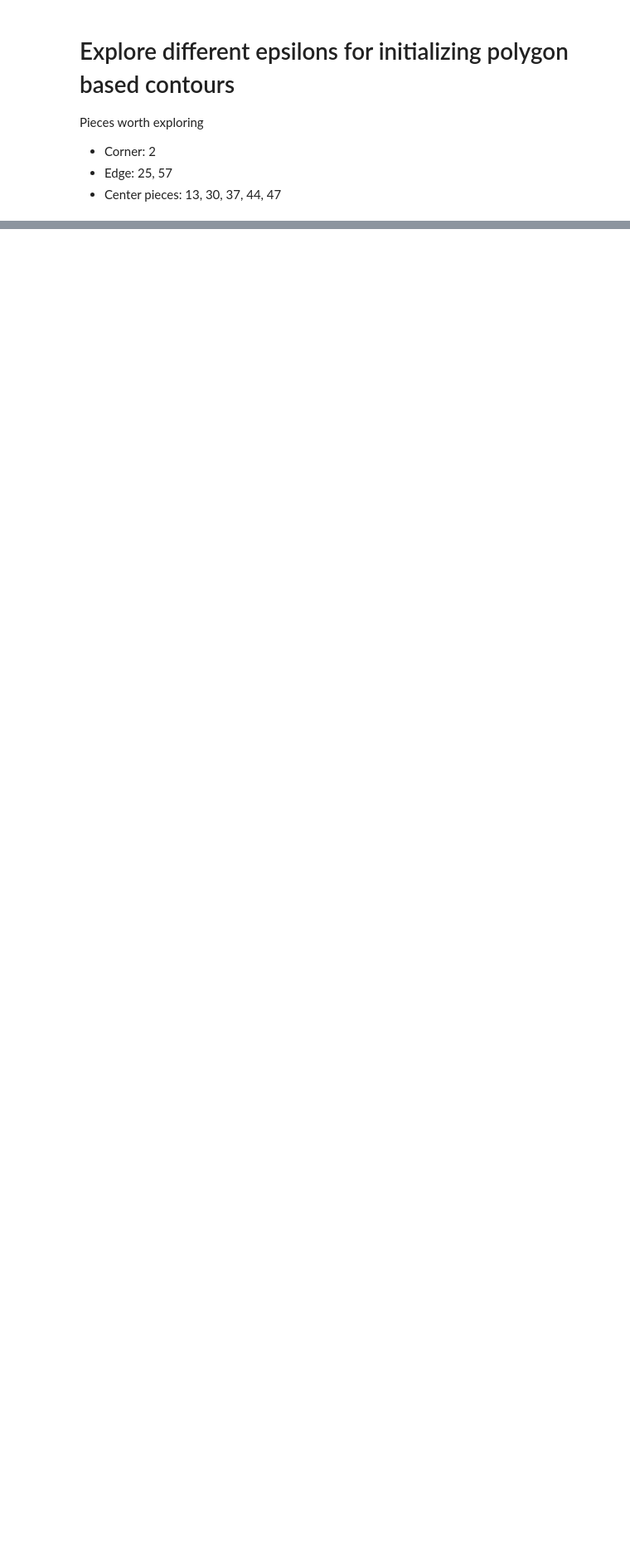
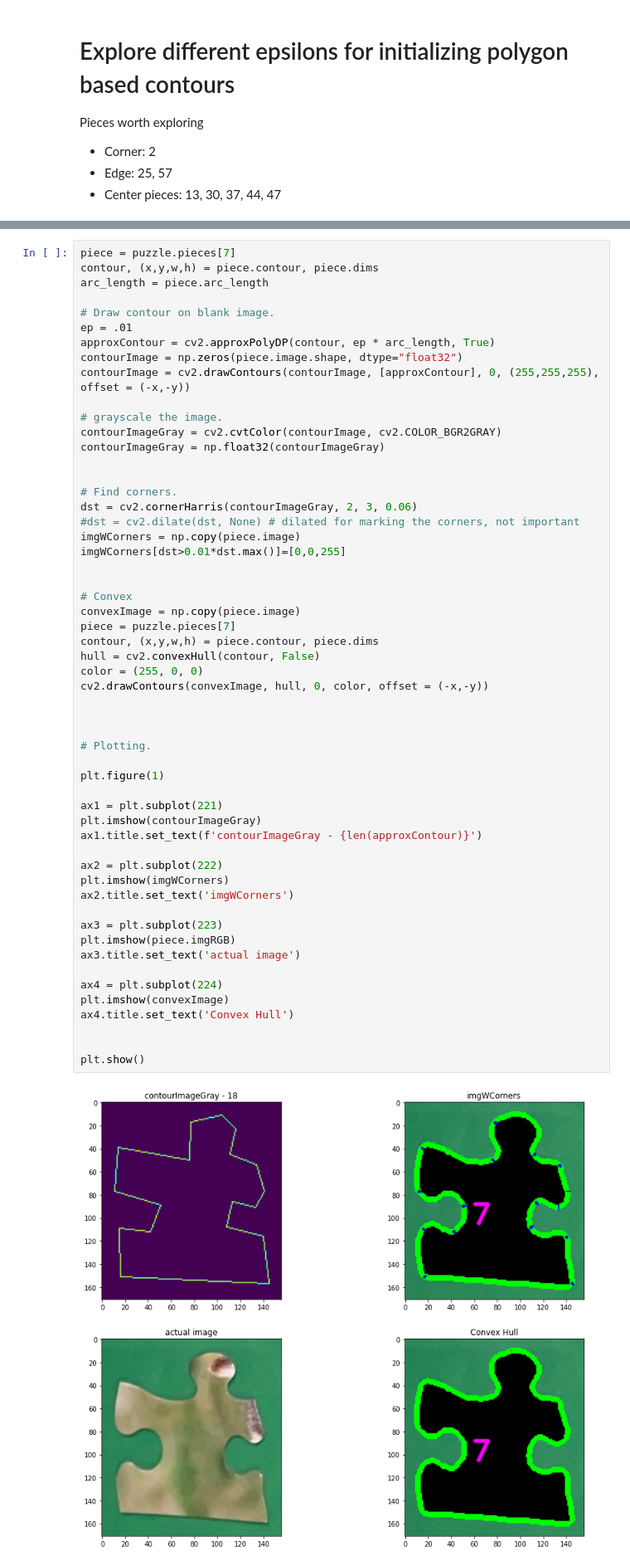
Before and after one commit to nate-h/JigsawPuzzleSolver, a Jupyter notebook: src/exploring.ipynb, the cells around one changed output, grey strips where cells are left out. Shown at 83% size. Saved outputs shown, nothing was run; the diff lists cells and outputs as text; blank space fills up the shorter version.

Commit message:
Look into convex hull

```diff
--- a/src/exploring.ipynb
+++ b/src/exploring.ipynb
@@ -264,0 +261,57 @@ renderPiecePolys(3)
+# %%
+piece = puzzle.pieces[7]
+contour, (x,y,w,h) = piece.contour, piece.dims
+arc_length = piece.arc_length
+
+# Draw contour on blank image.
+ep = .01
+approxContour = cv2.approxPolyDP(contour, ep * arc_length, True)
+contourImage = np.zeros(piece.image.shape, dtype="float32")
+contourImage = cv2.drawContours(contourImage, [approxContour], 0, (255,255,255), offset = (-x,-y))
+
+# grayscale the image.
+contourImageGray = cv2.cvtColor(contourImage, cv2.COLOR_BGR2GRAY)
+contourImageGray = np.float32(contourImageGray)
+
+
+# Find corners.
+dst = cv2.cornerHarris(contourImageGray, 2, 3, 0.06)
+#dst = cv2.dilate(dst, None) # dilated for marking the corners, not important
+imgWCorners = np.copy(piece.image)
+imgWCorners[dst>0.01*dst.max()]=[0,0,255]
+
+
+# Convex
+convexImage = np.copy(piece.image)
+piece = puzzle.pieces[7]
+contour, (x,y,w,h) = piece.contour, piece.dims
+hull = cv2.convexHull(contour, False)
+color = (255, 0, 0)
+cv2.drawContours(convexImage, hull, 0, color, offset = (-x,-y))
+
+
+
+# Plotting.
+
+plt.figure(1)
+
+ax1 = plt.subplot(221)
+plt.imshow(contourImageGray)
+ax1.title.set_text(f'contourImageGray - {len(approxContour)}')
+
+ax2 = plt.subplot(222)
+plt.imshow(imgWCorners)
+ax2.title.set_text('imgWCorners')
+
+ax3 = plt.subplot(223)
+plt.imshow(piece.imgRGB)
+ax3.title.set_text('actual image')
+
+ax4 = plt.subplot(224)
+plt.imshow(convexImage)
+ax4.title.set_text('Convex Hull')
+
+
+plt.show()
+# %% [output]
+[figure, added]
```
Also changed, not shown: parts of 7 cells of this notebook, 2 other files.
